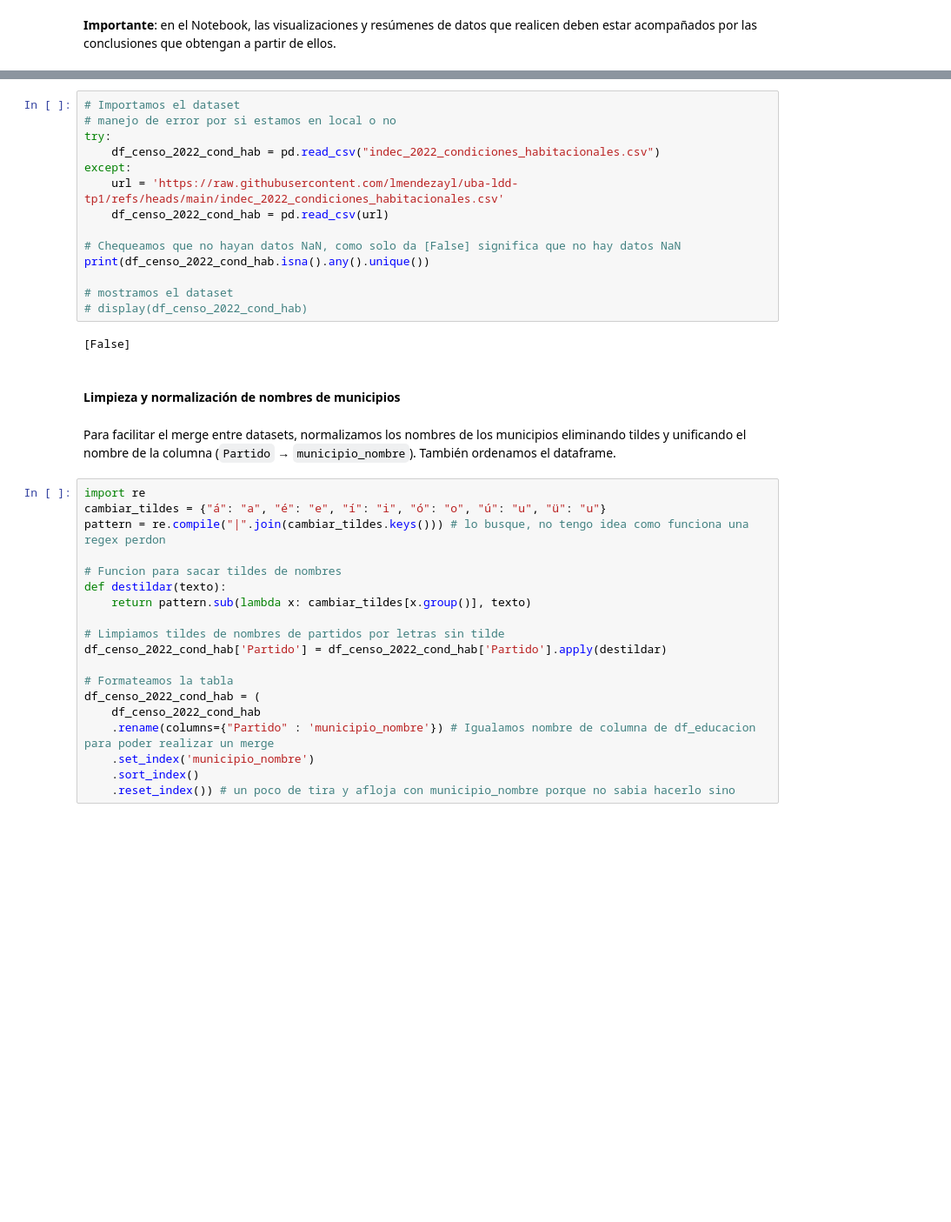
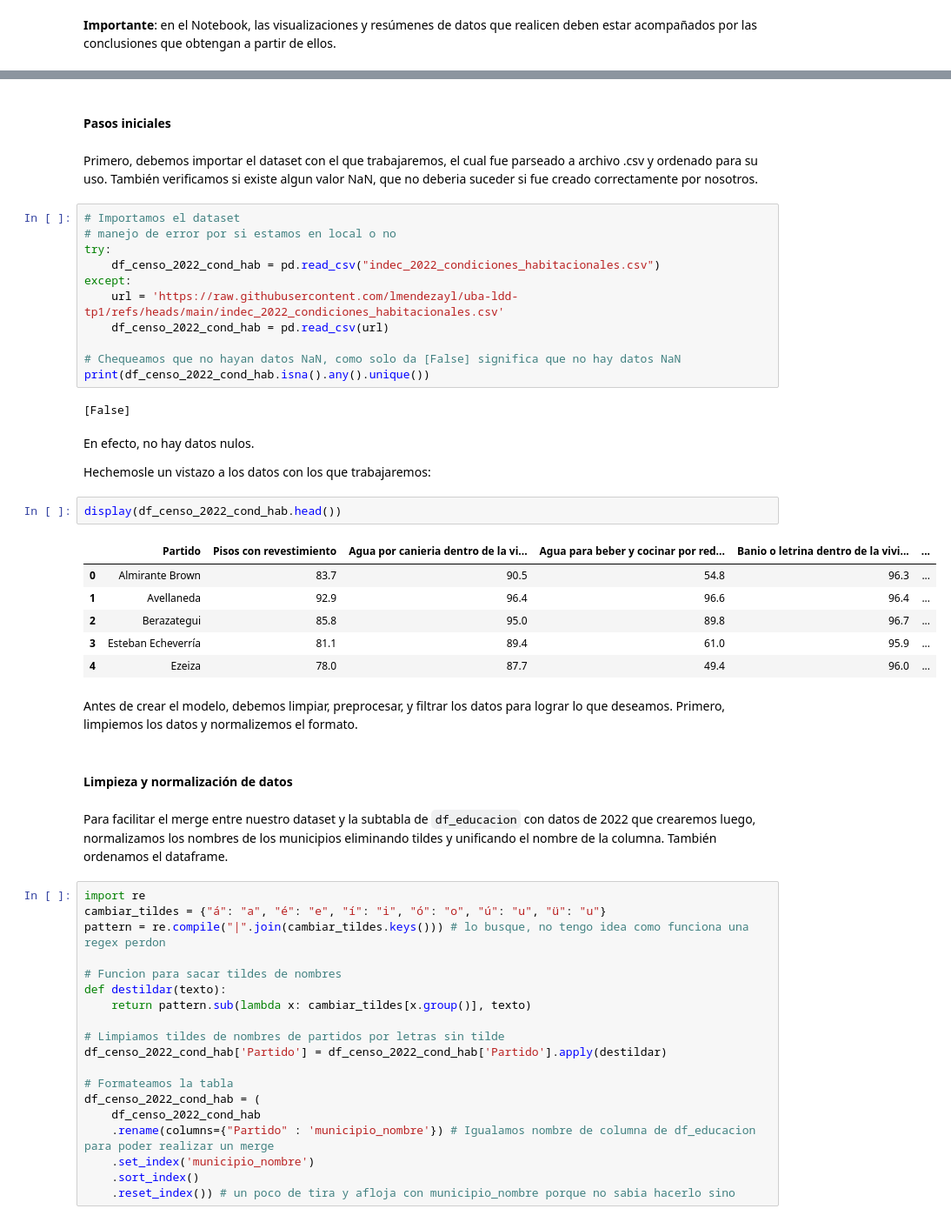
Before and after one commit to lmendezayl/uba-ldd-tp1, a Jupyter notebook: TP_1.ipynb, the cells around one changed output, grey strips where cells are left out. Shown at 87% size. Saved outputs shown, nothing was run; the diff lists cells and outputs as text; blank space fills up the shorter version.

```diff
--- a/TP_1.ipynb
+++ b/TP_1.ipynb
@@ -565,6 +553,10 @@ red o electricidad.
 - **Internet**: tiene internet.
 - **Celular con internet**: tiene celular con internet.
 - **Computadora o tablet u otros**: tiene computadora, tablet, etcétera.
+# %% [markdown]
+#### Pasos iniciales
+# %% [markdown]
+Primero, debemos importar el dataset con el que trabajaremos, el cual fue parseado a archivo .csv y ordenado para su uso. También verificamos si existe algun valor NaN, que no deberia suceder si fue creado correctamente por nosotros.
 # %%
 # Importamos el dataset
 # manejo de error por si estamos en local o no
@@ -576,16 +568,28 @@ except:
 
 # Chequeamos que no hayan datos NaN, como solo da [False] significa que no hay datos NaN
 print(df_censo_2022_cond_hab.isna().any().unique())
-
-# mostramos el dataset
-# display(df_censo_2022_cond_hab)
 # %% [output]
 [False]
+# %% [markdown]
+En efecto, no hay datos nulos.
+
+Hechemosle un vistazo a los datos con los que trabajaremos:
+# %%
+display(df_censo_2022_cond_hab.head())
+# %% [output]
+|  | Partido | Pisos con revestimiento | Agua por canieria dentro de la vi... | Agua para beber y cocinar por red... | Banio o letrina dentro de la vivi... | ... |
+| 0 | Almirante Brown | 83.7 | 90.5 | 54.8 | 96.3 | ... |
+| 1 | Avellaneda | 92.9 | 96.4 | 96.6 | 96.4 | ... |
+| 2 | Berazategui | 85.8 | 95.0 | 89.8 | 96.7 | ... |
+| 3 | Esteban Echeverría | 81.1 | 89.4 | 61.0 | 95.9 | ... |
+| 4 | Ezeiza | 78.0 | 87.7 | 49.4 | 96.0 | ... |
+# %% [markdown]
+ Antes de crear el modelo, debemos limpiar, preprocesar, y filtrar los datos para lograr lo que deseamos. Primero, limpiemos los datos y normalizemos el formato.
 # %% [markdown]
-#### Limpieza y normalización de nombres de municipios
+#### Limpieza y normalización de datos
 # %% [markdown]
 
-Para facilitar el merge entre datasets, normalizamos los nombres de los municipios eliminando tildes y unificando el nombre de la columna (`Partido` → `municipio_nombre`). También ordenamos el dataframe.
+Para facilitar el merge entre nuestro dataset y la subtabla de `df_educacion` con datos de 2022 que crearemos luego, normalizamos los nombres de los municipios eliminando tildes y unificando el nombre de la columna. También ordenamos el dataframe.
 # %%
 import re
 cambiar_tildes = {"á": "a", "é": "e", "í": "i", "ó": "o", "ú": "u", "ü": "u"}
```
Also changed, not shown: parts of 22 cells of this notebook.
